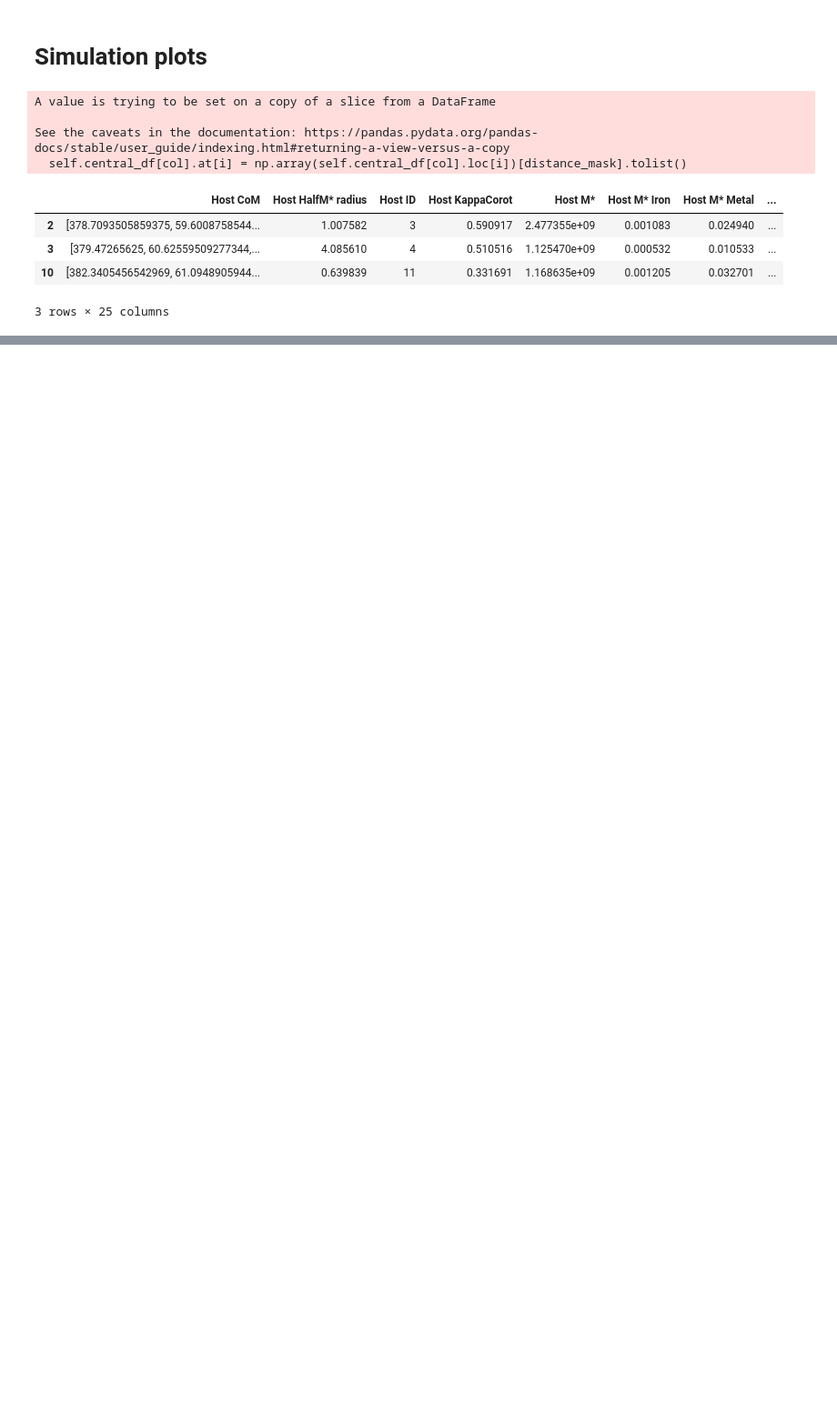
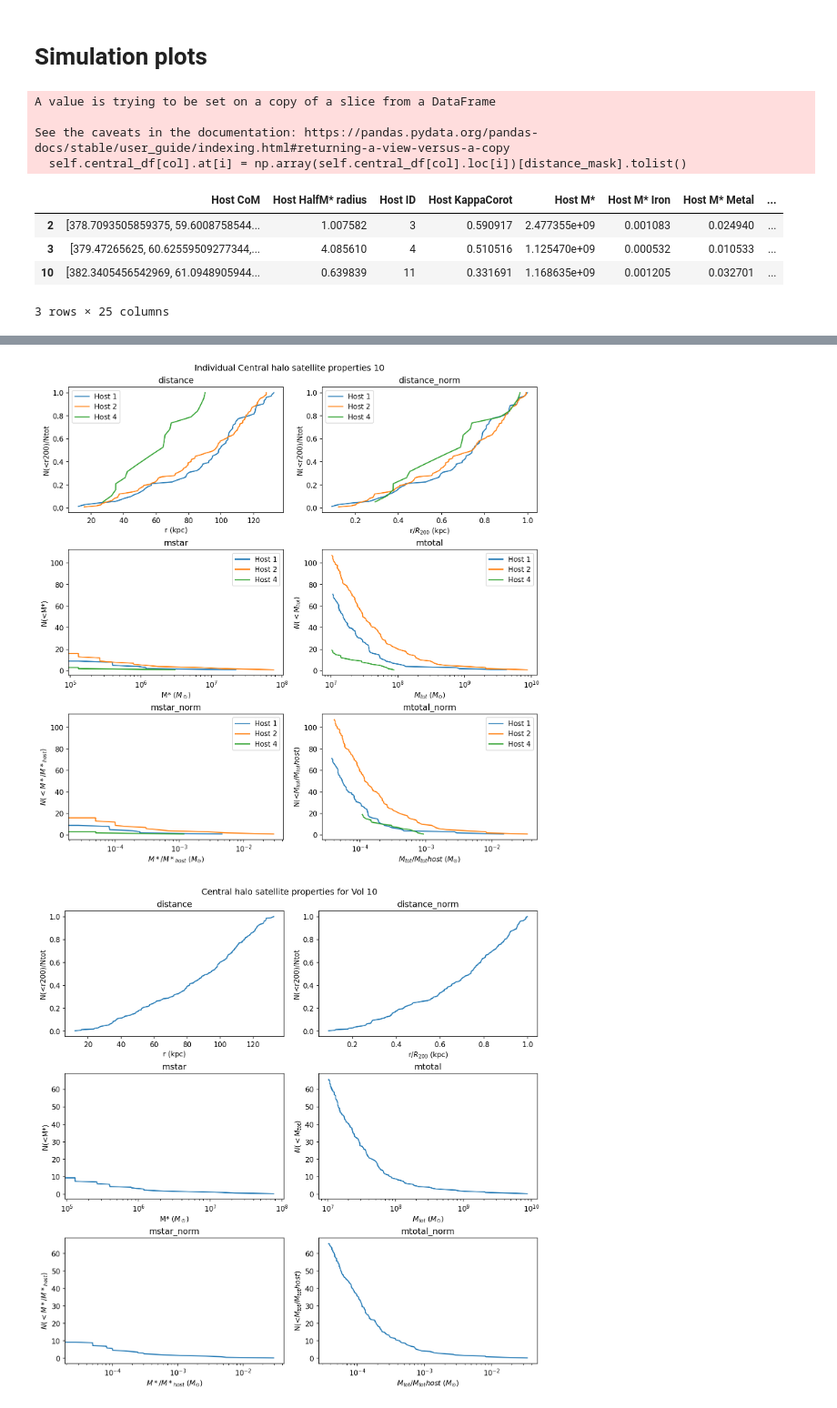
Before and after one commit to PK0207/scripts_by_me, a Jupyter notebook: cosmo_simulations/sim_rework.ipynb, the cells around one changed output, grey strips where cells are left out. Shown at 91% size. Saved outputs shown, nothing was run; the diff lists cells and outputs as text; code cells hidden in the pictures; blank space fills up the shorter version.

```diff
--- a/cosmo_simulations/sim_rework.ipynb
+++ b/cosmo_simulations/sim_rework.ipynb
@@ -685,0 +683,11 @@ vol20_plotsim.avg_number_plots(mstar_cut=True, mtot_cut=True)
+# %%
+csv_file = 'data/volume_number_10.csv'
+vol10_plotsim = SimToolsPlotting(csv_file)
+vol10_df = vol10_plotsim.getCentralHalos(dist_from_center=6)
+vol10_plotsim.number_plots(mstar_cut=True, mtot_cut=True)
+vol10_plotsim.avg_number_plots(mstar_cut=True, mtot_cut=True)
+vol10_plotsim.smhm_centralhalos()
+vol10_plotsim.lum_nonlum_number_plots()
+# %% [output]
+[figure, added]
+[figure, added]
```
Also changed, not shown: parts of 16 cells of this notebook.
